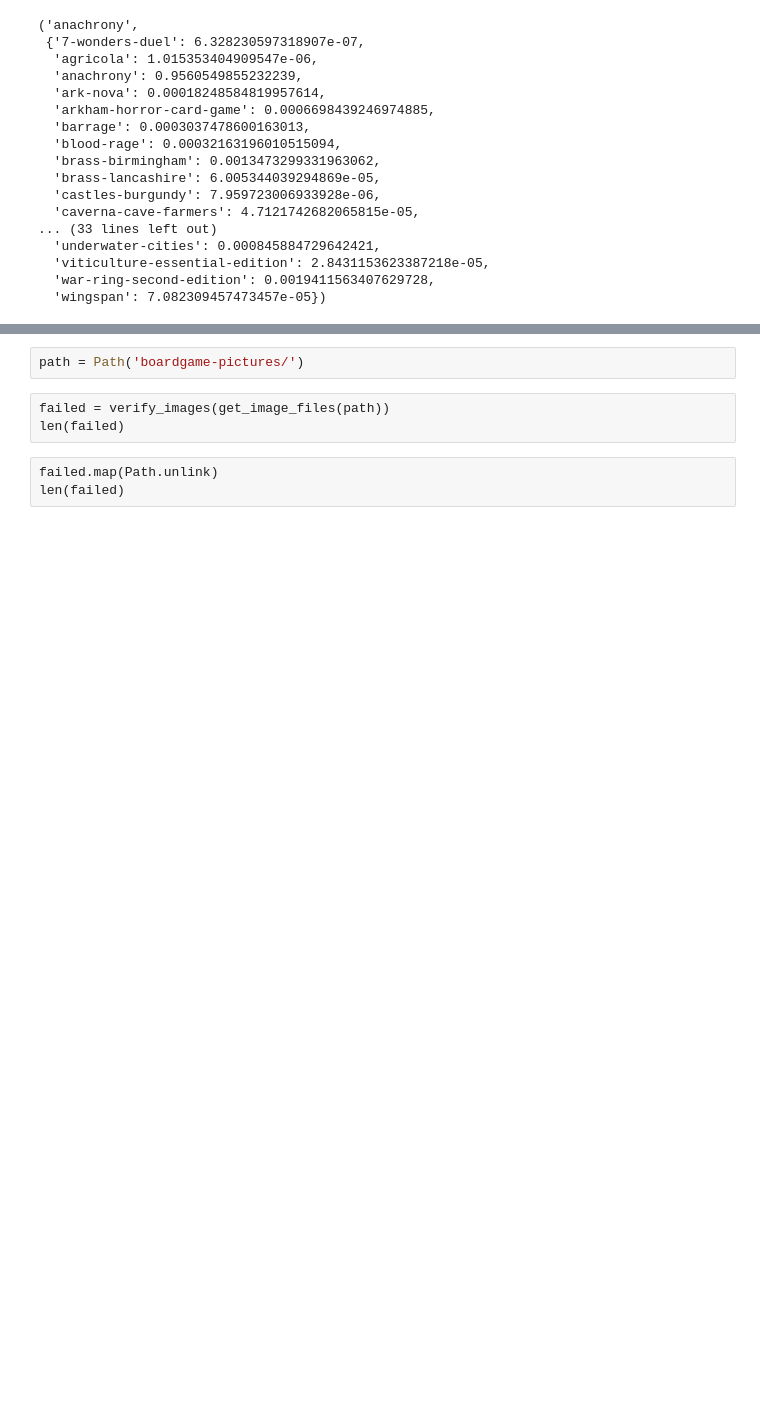
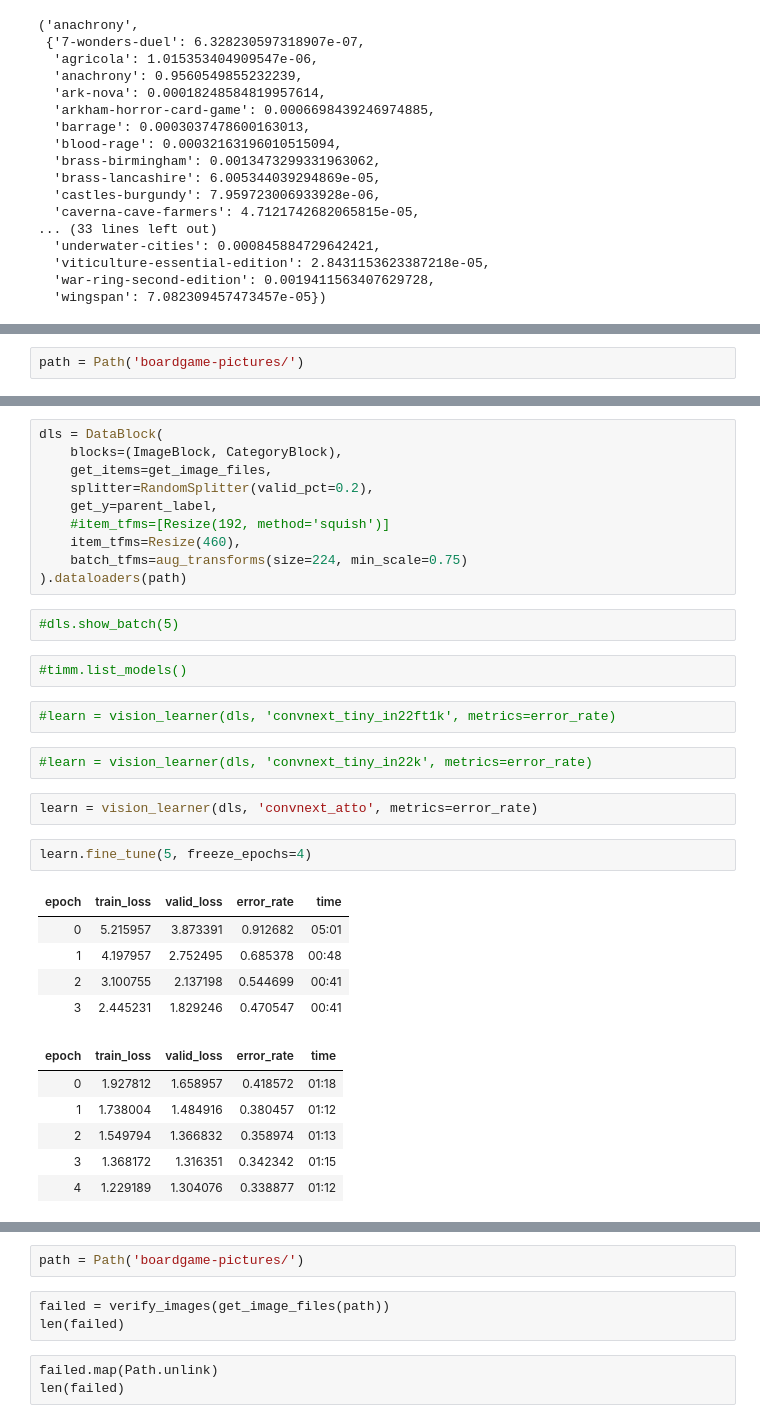
Before and after one commit to jonaskaszian/boardgame-vision, a Jupyter notebook: bg-rec.ipynb, the cells around one changed output, grey strips where cells are left out. Drawn from its saved outputs; the diff is of its cells as text; blank space fills up the shorter version.

```diff
--- a/bg-rec.ipynb
+++ b/bg-rec.ipynb
@@ -319,0 +304,2 @@ classify_image(im)
+# %%
+path = Path('boardgame-pictures/')
@@ -319,0 +312,34 @@ classify_image(im)
+# %%
+dls = DataBlock(
+    blocks=(ImageBlock, CategoryBlock),
+    get_items=get_image_files,
+    splitter=RandomSplitter(valid_pct=0.2),
+    get_y=parent_label,
+    #item_tfms=[Resize(192, method='squish')]
+    item_tfms=Resize(460),
+    batch_tfms=aug_transforms(size=224, min_scale=0.75)
+).dataloaders(path)
+# %%
+#dls.show_batch(5)
+# %%
+#timm.list_models()
+# %%
+#learn = vision_learner(dls, 'convnext_tiny_in22ft1k', metrics=error_rate)
+# %%
+#learn = vision_learner(dls, 'convnext_tiny_in22k', metrics=error_rate)
+# %%
+learn = vision_learner(dls, 'convnext_atto', metrics=error_rate)
+# %%
+learn.fine_tune(5, freeze_epochs=4)
+# %% [output]
+| epoch | train_loss | valid_loss | error_rate | time |
+| 0 | 5.215957 | 3.873391 | 0.912682 | 05:01 |
+| 1 | 4.197957 | 2.752495 | 0.685378 | 00:48 |
+| 2 | 3.100755 | 2.137198 | 0.544699 | 00:41 |
+| 3 | 2.445231 | 1.829246 | 0.470547 | 00:41 |
+| epoch | train_loss | valid_loss | error_rate | time |
+| 0 | 1.927812 | 1.658957 | 0.418572 | 01:18 |
+| 1 | 1.738004 | 1.484916 | 0.380457 | 01:12 |
+| 2 | 1.549794 | 1.366832 | 0.358974 | 01:13 |
+| 3 | 1.368172 | 1.316351 | 0.342342 | 01:15 |
+| 4 | 1.229189 | 1.304076 | 0.338877 | 01:12 |
```
Also changed, not shown: parts of 85 cells of this notebook, 1 other file.
